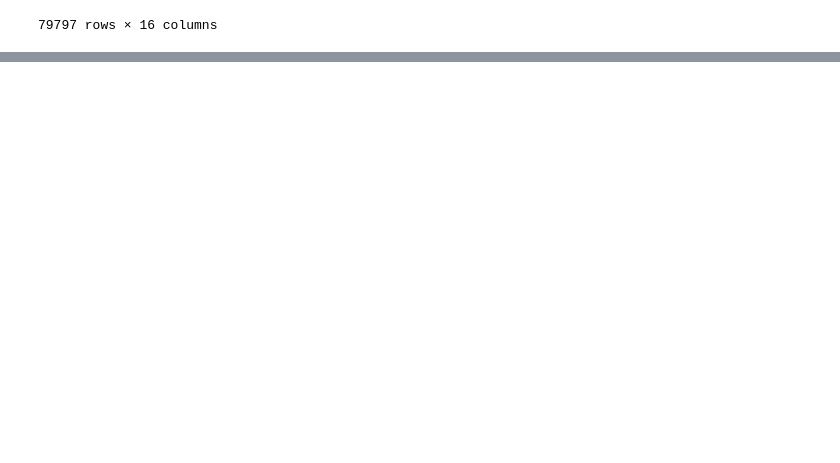
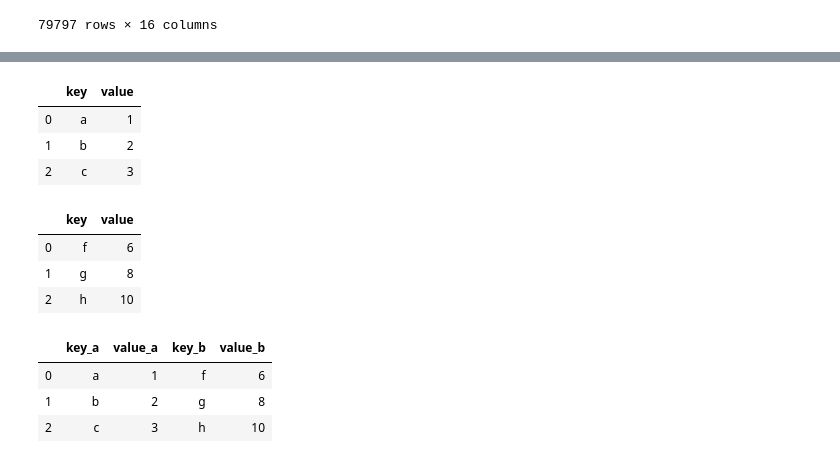
Before and after one commit to ahforoughi/AIPRA, a Jupyter notebook: 3. pndas/Untitled.ipynb, the cells around one changed output, grey strips where cells are left out. Saved outputs shown, nothing was run; the diff lists cells and outputs as text; code cells hidden in the pictures; blank space fills up the shorter version.

```diff
--- a/3. pndas/Untitled.ipynb
+++ b/3. pndas/Untitled.ipynb
@@ -369,0 +387,24 @@ a
+# %%
+a = pd.DataFrame({"key" : ["a","b","c"], "value":[1,2,3]})
+a
+# %% [output]
+|  | key | value |
+| 0 | a | 1 |
+| 1 | b | 2 |
+| 2 | c | 3 |
+# %%
+b = pd.DataFrame({"key" : ["f","g","h"], "value":[6,8,10]})
+b
+# %% [output]
+|  | key | value |
+| 0 | f | 6 |
+| 1 | g | 8 |
+| 2 | h | 10 |
+# %%
+c = a.join(b, lsuffix='_a', rsuffix='_b')
+c
+# %% [output]
+|  | key_a | value_a | key_b | value_b |
+| 0 | a | 1 | f | 6 |
+| 1 | b | 2 | g | 8 |
+| 2 | c | 3 | h | 10 |
```
Also changed, not shown: parts of 9 cells of this notebook, 27 other files.
